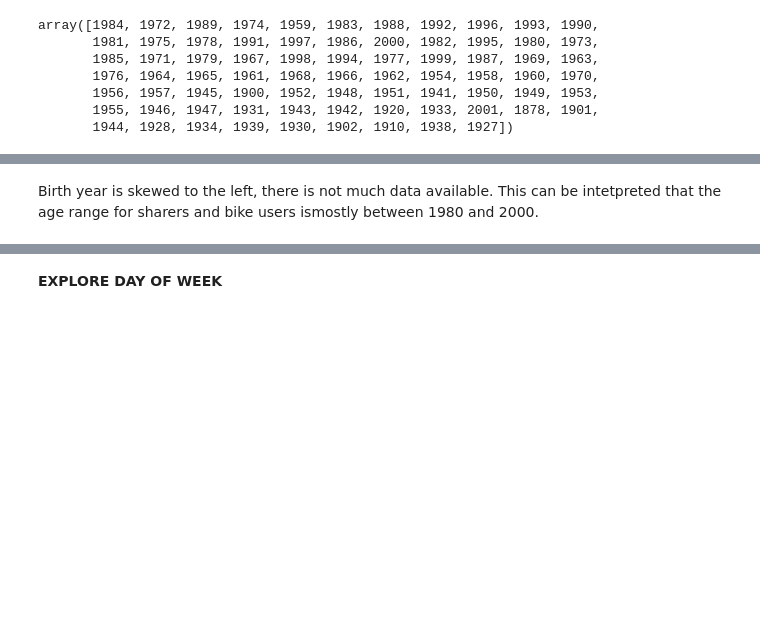
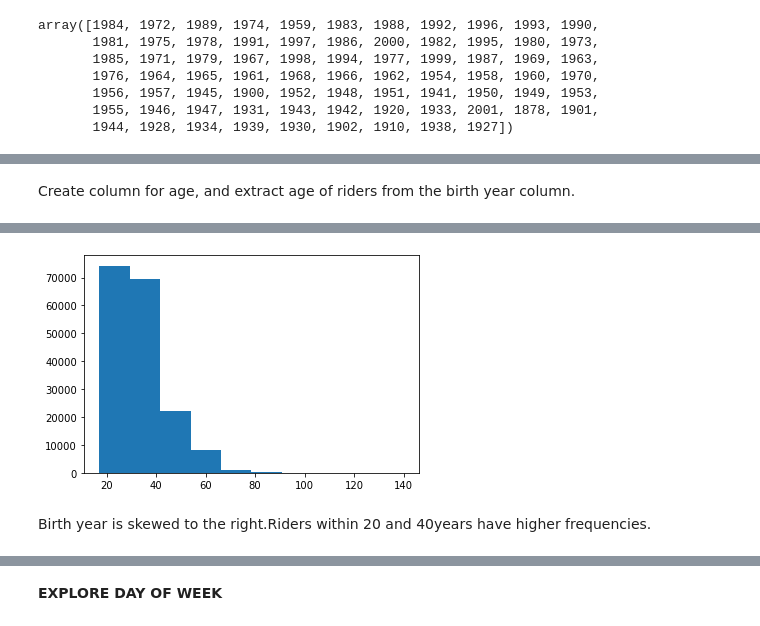
Before and after one commit to Ifyfrances/communicate_data_findings, a Jupyter notebook: communicate_data_findings .ipynb, the cells around one changed output, grey strips where cells are left out. Drawn from its saved outputs; the diff is of its cells as text; code cells hidden in the pictures; blank space fills up the shorter version.

```diff
--- a/communicate_data_findings .ipynb
+++ b/communicate_data_findings .ipynb
@@ -344,6 +362,8 @@ array([1984, 1972, 1989, 1974, 1959, 1983, 1988, 1992, 1996, 1993, 1990,
 bike_data_clean.query('member_birth_year == 0')
 # %% [output]
 |  | duration_sec | start_time | end_time | start_station_id | start_station_name | start_station_latitude | ... |
+# %% [markdown]
+Create column for age, and extract age of riders from the birth year column.
 # %%
 #Create column for ages
 bike_data_clean['member_age'] = bike_data_clean['member_birth_year'].apply(lambda x: 2018 - x)
@@ -356,5 +376,9 @@ bike_data_clean.head()
 | 3 | 36490 | 2019-02-28 17:54:26.010 | 2019-03-01 04:02:36.842 | 375 | Grove St at Masonic Ave | 37.774836 | ... |
 | 4 | 1585 | 2019-02-28 23:54:18.549 | 2019-03-01 00:20:44.074 | 7 | Frank H Ogawa Plaza | 37.804562 | ... |
 | 5 | 1793 | 2019-02-28 23:49:58.632 | 2019-03-01 00:19:51.760 | 93 | 4th St at Mission Bay Blvd S | 37.770407 | ... |
-# %% [markdown]
-Birth year is skewed to the left, there is not much data available. This can be intetpreted that the age range for sharers and bike users ismostly between 1980 and 2000.
+# %%
+plt.hist(data=bike_data_clean, x='member_age');
+# %% [output]
+[figure, added]
+# %% [markdown]
+Birth year is skewed to the right.Riders within 20 and 40years have higher frequencies.
```
Also changed, not shown: parts of 13 cells of this notebook.
